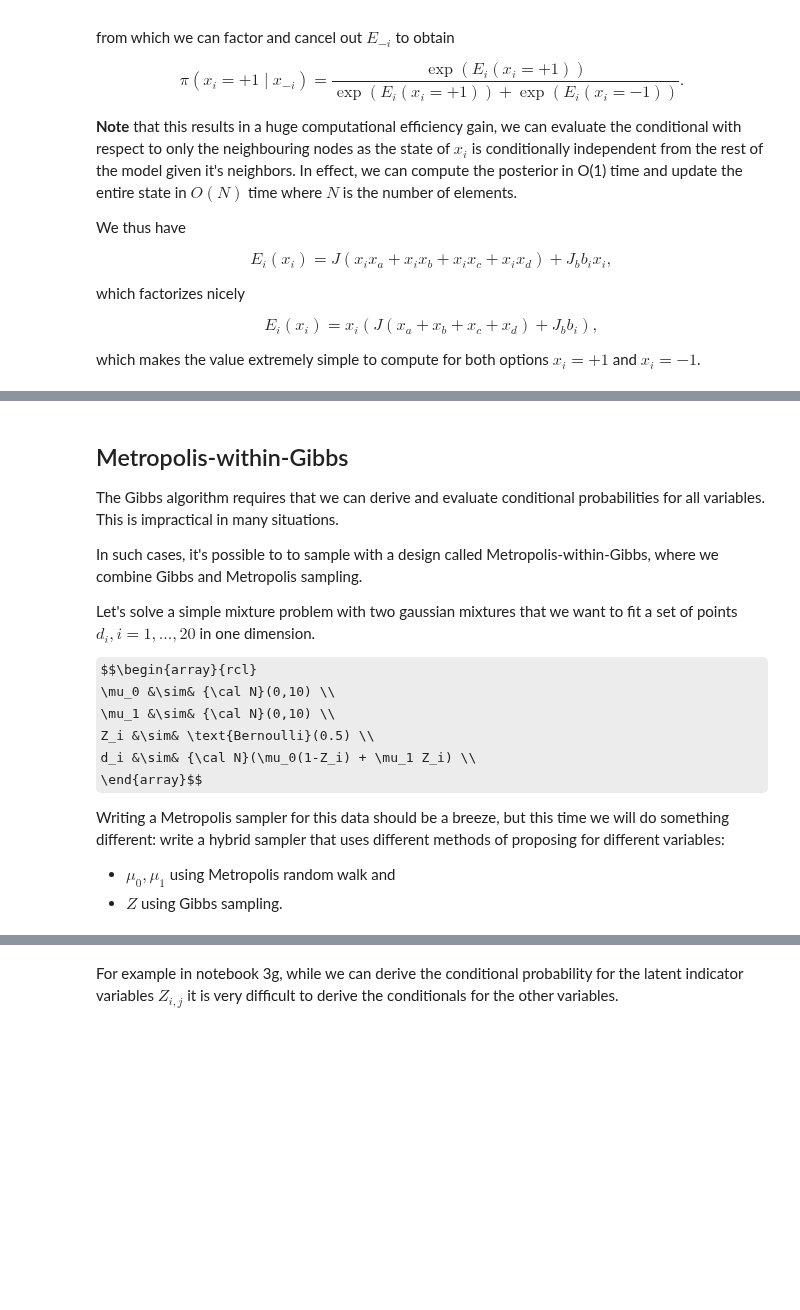
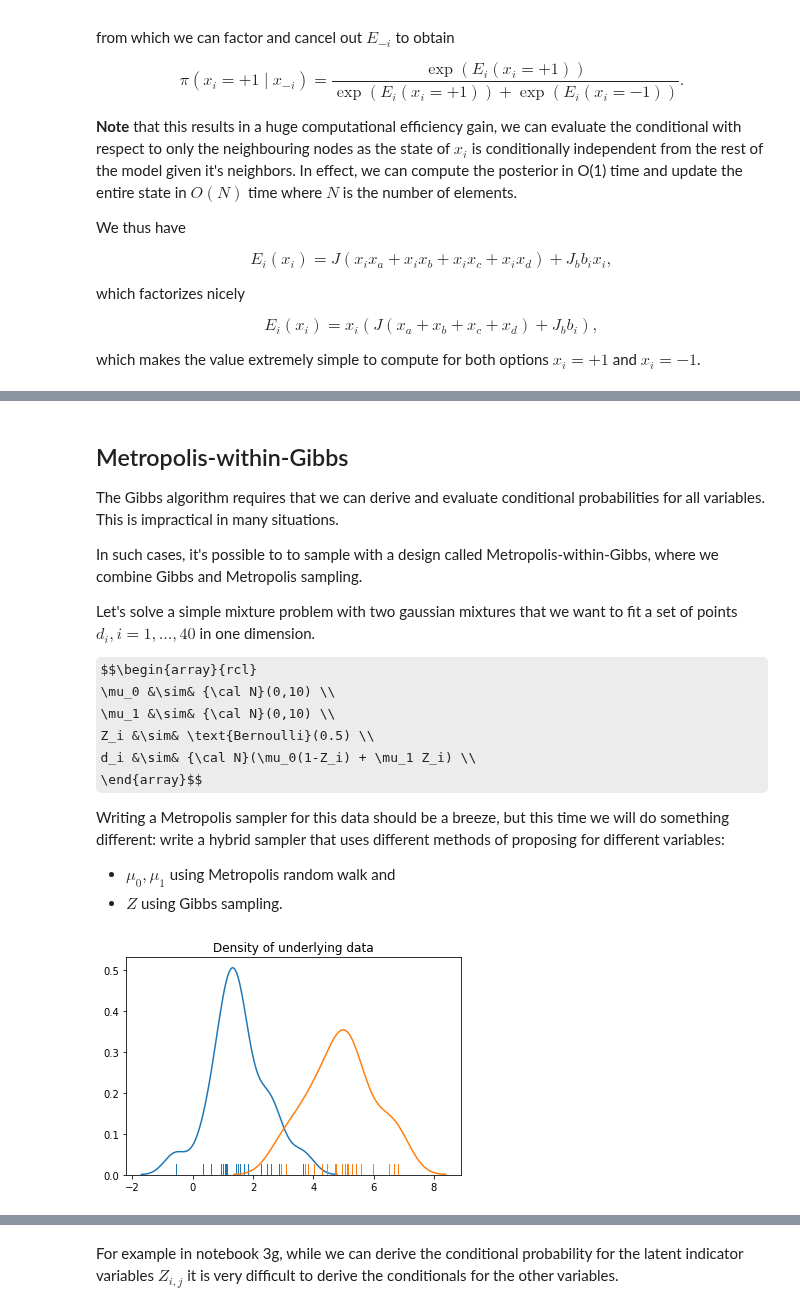
Before and after one commit to fonnesbeck/PyMC3_DataScienceLA, a Jupyter notebook: notebooks/3i. Gibbs sampling.ipynb, the cells around one changed output, grey strips where cells are left out. Cells and saved outputs as stored; diff of their text form; code cells hidden in the pictures; some formulas as TeX source; blank space fills up the shorter version.

```diff
--- a/notebooks/3i. Gibbs sampling.ipynb
+++ b/notebooks/3i. Gibbs sampling.ipynb
@@ -234,7 +234,7 @@ The Gibbs algorithm requires that we can derive and evaluate conditional probabi
 
 In such cases, it's possible to to sample with a design called Metropolis-within-Gibbs, where we combine Gibbs and Metropolis sampling.
 
-Let's solve a simple mixture problem with two gaussian mixtures that we want to fit a set of points $d_i, i=1,...,20$ in one dimension.
+Let's solve a simple mixture problem with two gaussian mixtures that we want to fit a set of points $d_i, i=1,...,40$ in one dimension.
 
 $$\begin{array}{rcl}
    \mu_0 &\sim& {\cal N}(0,10) \\
@@ -303,3 +274,9 @@ data = generate_data(2.0, 4.0, N)
+# %%
+sns.distplot(data[:N], hist=False, rug=True)
+sns.distplot(data[N:], hist=False, rug=True)
+plt.title('Density of underlying data');
+# %% [output]
+[figure, added]
 # %%
 data
 # %% [output]
```
Also changed, not shown: parts of 21 cells of this notebook.
